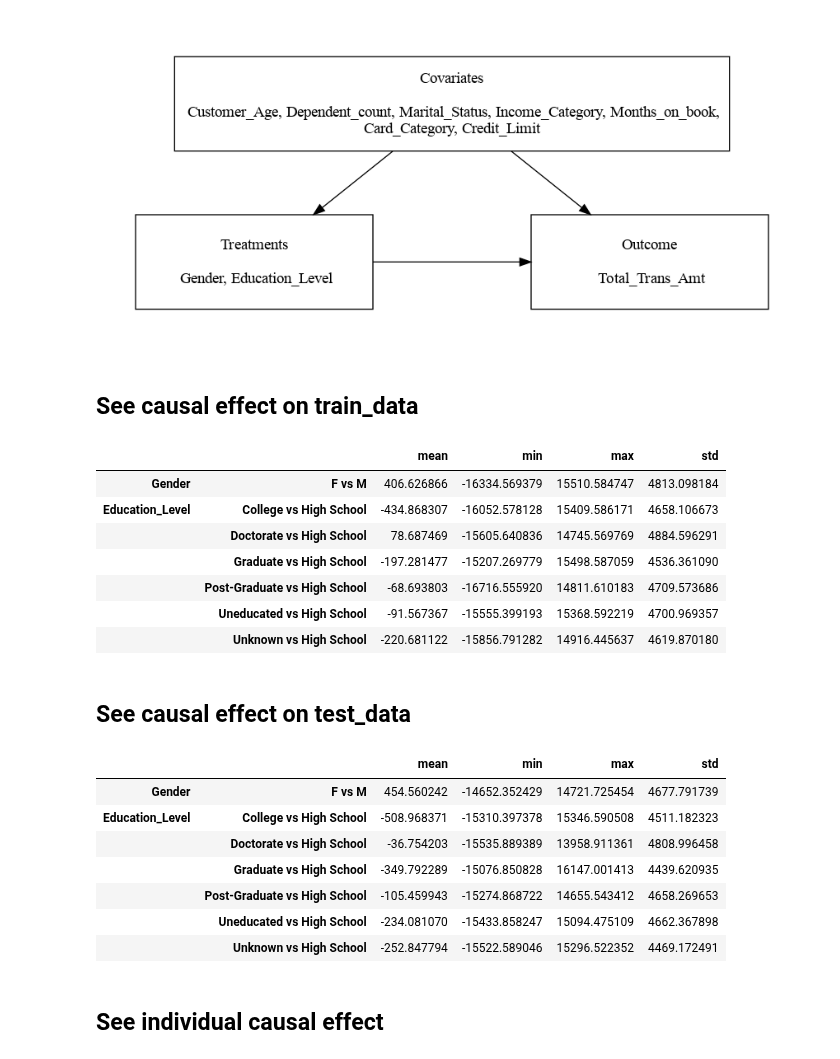
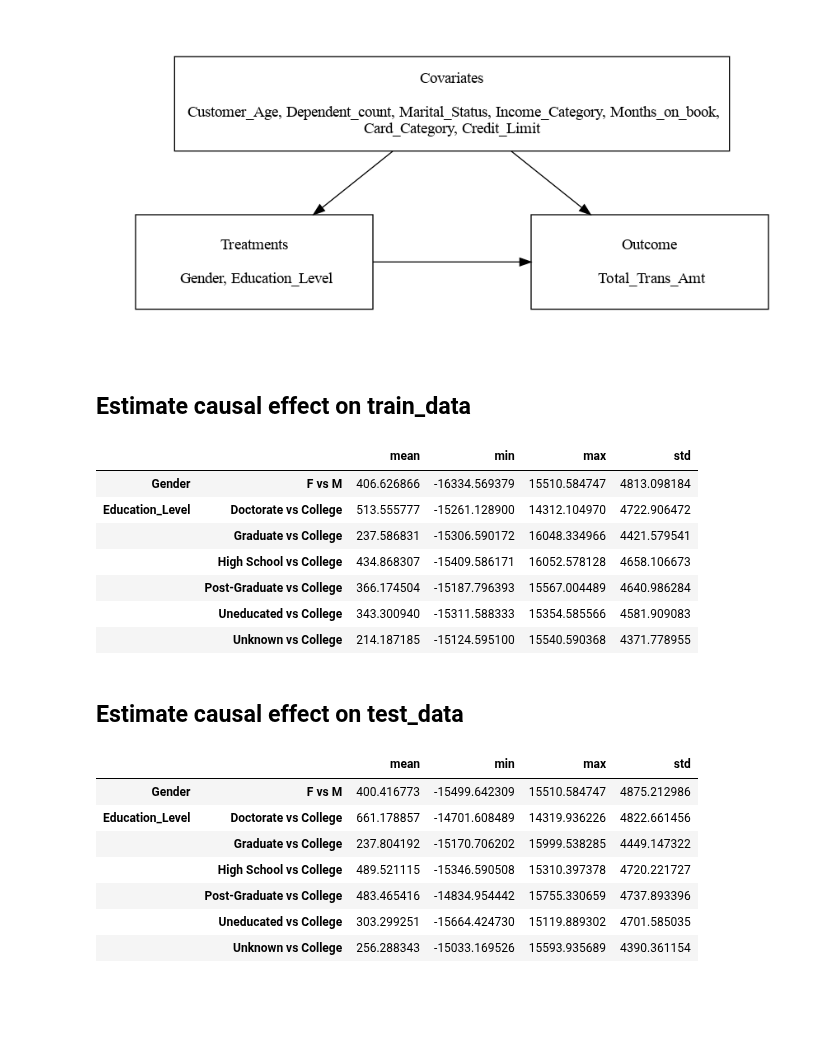
Before and after one commit to DataCanvasIO/YLearn, a Jupyter notebook: example_usages/case_study_bank.ipynb, the cells around one changed output. Cells and saved outputs as stored; diff of their text form; code cells hidden in the pictures; blank space fills up the shorter version.

```diff
--- a/example_usages/case_study_bank.ipynb
+++ b/example_usages/case_study_bank.ipynb
@@ -304,3 +263,0 @@ train_data_with_noise['nr']=np.random.choice([0,1,2],size=len(train_data))
-# %%
-why=Why()
-why.fit(train_data_with_noise,outcome,treatment='nr')
@@ -350,31 +308,28 @@ why.plot_causal_graph()
 # %% [output]
 [figure]
 # %% [markdown]
-## See causal effect on train_data
+## Estimate causal effect on train_data
 # %%
-why.causal_effect(control=['M','High School'])
+why.causal_effect(control=['M','College'])
 # %% [output]
 |  |  | mean | min | max | std |
 | Gender | F vs M | 406.626866 | -16334.569379 | 15510.584747 | 4813.098184 |
-| Education_Level | College vs High School | -434.868307 | -16052.578128 | 15409.586171 | 4658.106673 |
-|  | Doctorate vs High School | 78.687469 | -15605.640836 | 14745.569769 | 4884.596291 |
-|  | Graduate vs High School | -197.281477 | -15207.269779 | 15498.587059 | 4536.361090 |
-|  | Post-Graduate vs High School | -68.693803 | -16716.555920 | 14811.610183 | 4709.573686 |
-|  | Uneducated vs High School | -91.567367 | -15555.399193 | 15368.592219 | 4700.969357 |
-|  | Unknown vs High School | -220.681122 | -15856.791282 | 14916.445637 | 4619.870180 |
+| Education_Level | Doctorate vs College | 513.555777 | -15261.128900 | 14312.104970 | 4722.906472 |
+|  | Graduate vs College | 237.586831 | -15306.590172 | 16048.334966 | 4421.579541 |
+|  | High School vs College | 434.868307 | -15409.586171 | 16052.578128 | 4658.106673 |
+|  | Post-Graduate vs College | 366.174504 | -15187.796393 | 15567.004489 | 4640.986284 |
+|  | Uneducated vs College | 343.300940 | -15311.588333 | 15354.585566 | 4581.909083 |
+|  | Unknown vs College | 214.187185 | -15124.595100 | 15540.590368 | 4371.778955 |
 # %% [markdown]
-## See causal effect on test_data
+## Estimate causal effect on test_data
 # %%
-blue_card_data=test_data[lambda df:df['Card_Category']=='Blue']
-why.causal_effect(blue_card_data, control=['M','High School'])
+why.causal_effect(test_data, control=['M','College'])
 # %% [output]
 |  |  | mean | min | max | std |
-| Gender | F vs M | 454.560242 | -14652.352429 | 14721.725454 | 4677.791739 |
-| Education_Level | College vs High School | -508.968371 | -15310.397378 | 15346.590508 | 4511.182323 |
-|  | Doctorate vs High School | -36.754203 | -15535.889389 | 13958.911361 | 4808.996458 |
-|  | Graduate vs High School | -349.792289 | -15076.850828 | 16147.001413 | 4439.620935 |
-|  | Post-Graduate vs High School | -105.459943 | -15274.868722 | 14655.543412 | 4658.269653 |
-|  | Uneducated vs High School | -234.081070 | -15433.858247 | 15094.475109 | 4662.367898 |
-|  | Unknown vs High School | -252.847794 | -15522.589046 | 15296.522352 | 4469.172491 |
+| Gender | F vs M | 400.416773 | -15499.642309 | 15510.584747 | 4875.212986 |
+| Education_Level | Doctorate vs College | 661.178857 | -14701.608489 | 14319.936226 | 4822.661456 |
+|  | Graduate vs College | 237.804192 | -15170.706202 | 15999.538285 | 4449.147322 |
+|  | High School vs College | 489.521115 | -15346.590508 | 15310.397378 | 4720.221727 |
+|  | Post-Graduate vs College | 483.465416 | -14834.954442 | 15755.330659 | 4737.893396 |
+|  | Uneducated vs College | 303.299251 | -15664.424730 | 15119.889302 | 4701.585035 |
+|  | Unknown vs College | 256.288343 | -15033.169526 | 15593.935689 | 4390.361154 |
-# %% [markdown]
-## See individual causal effect
```
Also changed, not shown: parts of 39 cells of this notebook.
